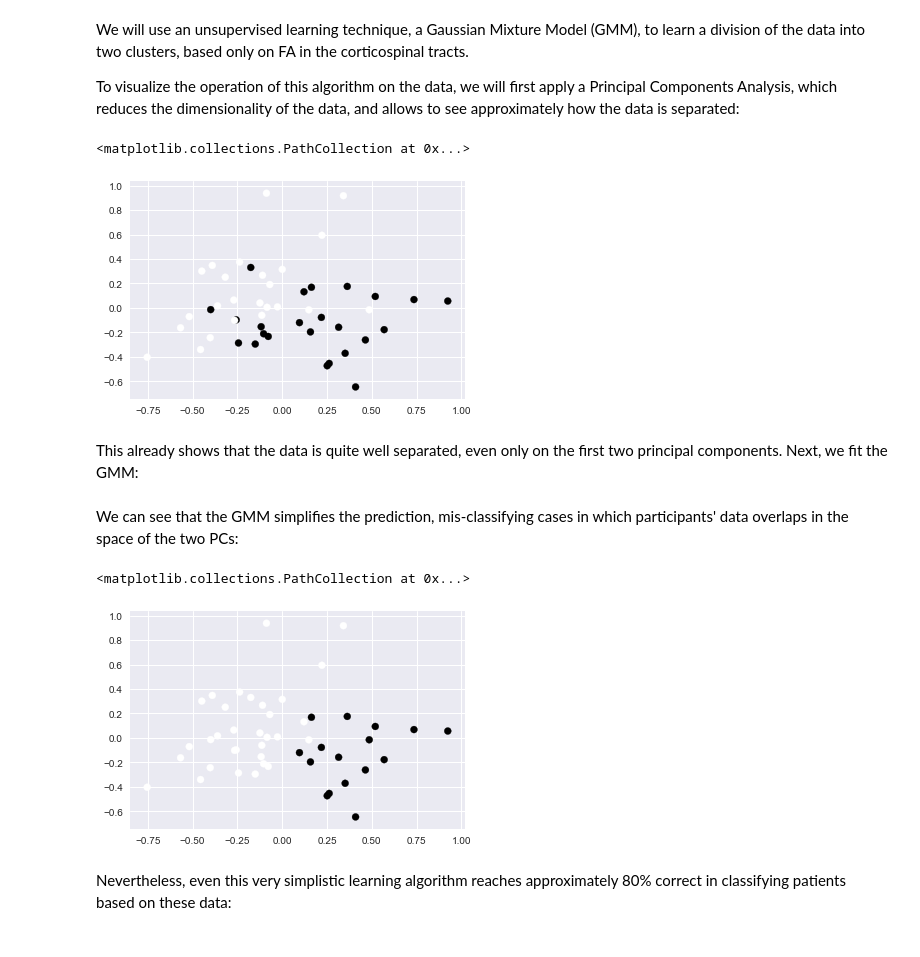
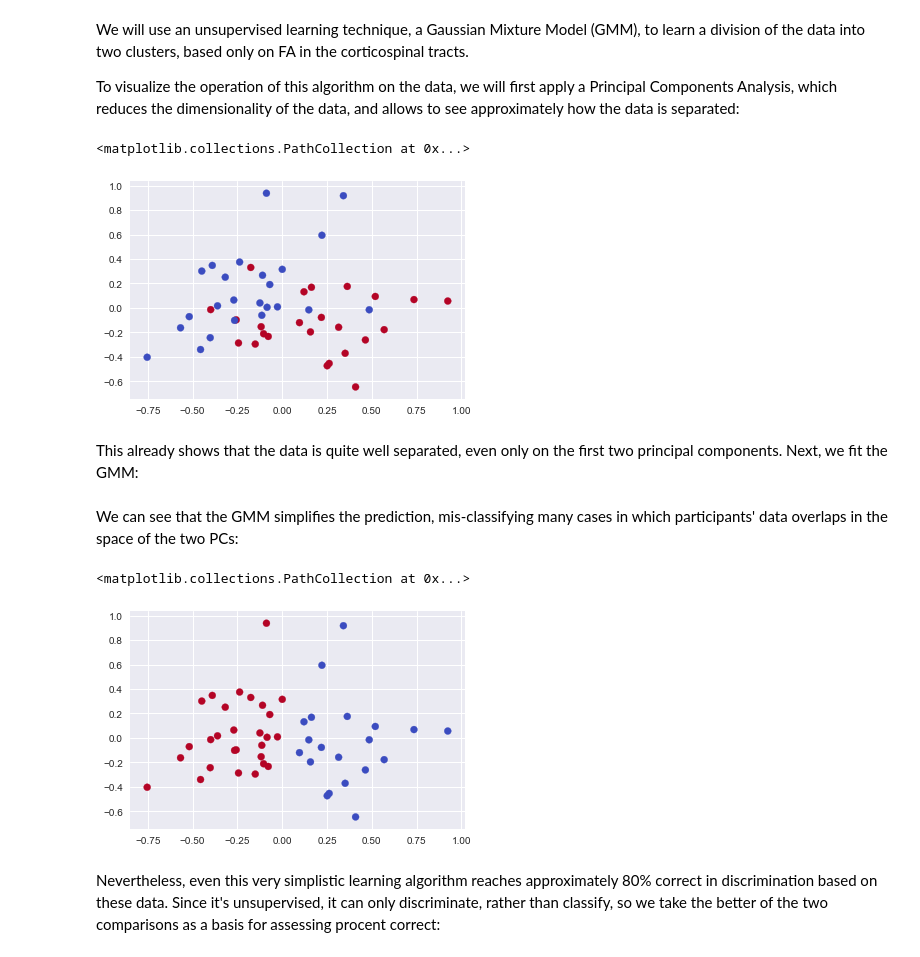
Before and after one commit to BoshraS/AFQ-Browser_data, a Jupyter notebook: sklearn-analysis.ipynb, the cells around one changed output. Saved outputs shown, nothing was run; the diff lists cells and outputs as text; code cells hidden in the pictures.

```diff
--- a/sklearn-analysis.ipynb
+++ b/sklearn-analysis.ipynb
@@ -98,12 +98,12 @@ To visualize the operation of this algorithm on the data, we will first apply a
 which reduces the dimensionality of the data, and allows to see approximately how the data is separated:
 # %%
 from sklearn.decomposition import PCA
-myPCA = PCA(0.9)
-Xpca = myPCA.fit_transform(fa)
-plt.scatter(Xpca[:, 0], Xpca[:, 1], c=y)
+my_pca = PCA(0.9)
+Xpca = my_pca.fit_transform(fa)
+plt.scatter(Xpca[:, 0], Xpca[:, 1], c=y, cmap='coolwarm')
 # %% [output]
 <matplotlib.collections.PathCollection at 0x...>
-[figure, old version]
+[figure, new version]
 # %% [markdown]
 This already shows that the data is quite well separated, even only on the first two principal components. Next, we fit the GMM:
 # %%
@@ -112,14 +112,14 @@ gmm = GaussianMixture(2)
 gmm.fit(fa)
 y_pred = gmm.predict(fa)
 # %% [markdown]
-We can see that the GMM simplifies the prediction, mis-classifying cases in which participants' data overlaps in the space of the two PCs:
+We can see that the GMM simplifies the prediction, mis-classifying many cases in which participants' data overlaps in the space of the two PCs:
 # %%
-plt.scatter(Xpca[:, 0], Xpca[:, 1], c=y_pred)
+plt.scatter(Xpca[:, 0], Xpca[:, 1], c=y_pred, cmap='coolwarm')
 # %% [output]
 <matplotlib.collections.PathCollection at 0x...>
-[figure, old version]
+[figure, new version]
 # %% [markdown]
-Nevertheless, even this very simplistic learning algorithm reaches approximately 80% correct in classifying patients based on these data:
+Nevertheless, even this very simplistic learning algorithm reaches approximately 80% correct in discrimination based on these data. Since it's unsupervised, it can only discriminate, rather than classify, so we take the better of the two comparisons as a basis for assessing procent correct:
 # %%
 np.max([np.mean(y == y_pred), 1 - np.mean(y == y_pred)])
 # %% [output]
```
Also changed, not shown: parts of 12 cells of this notebook.
